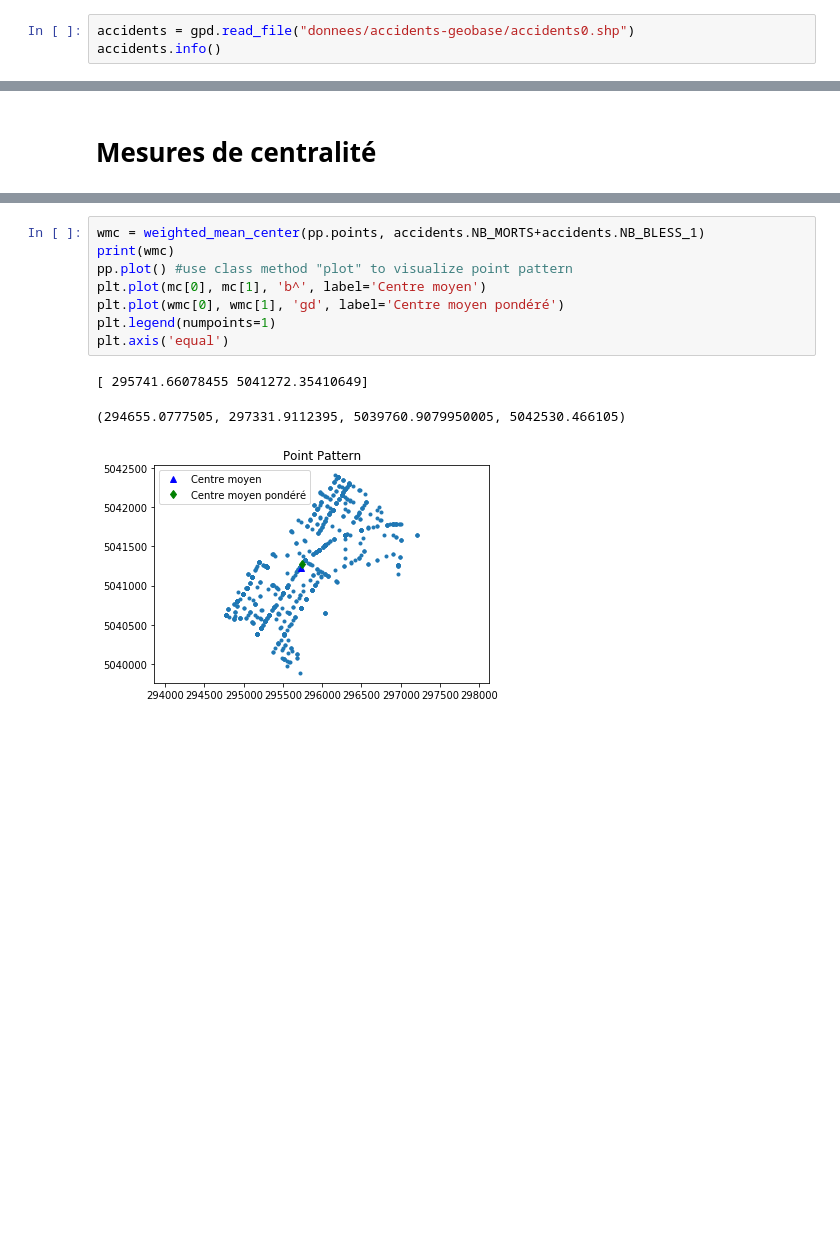
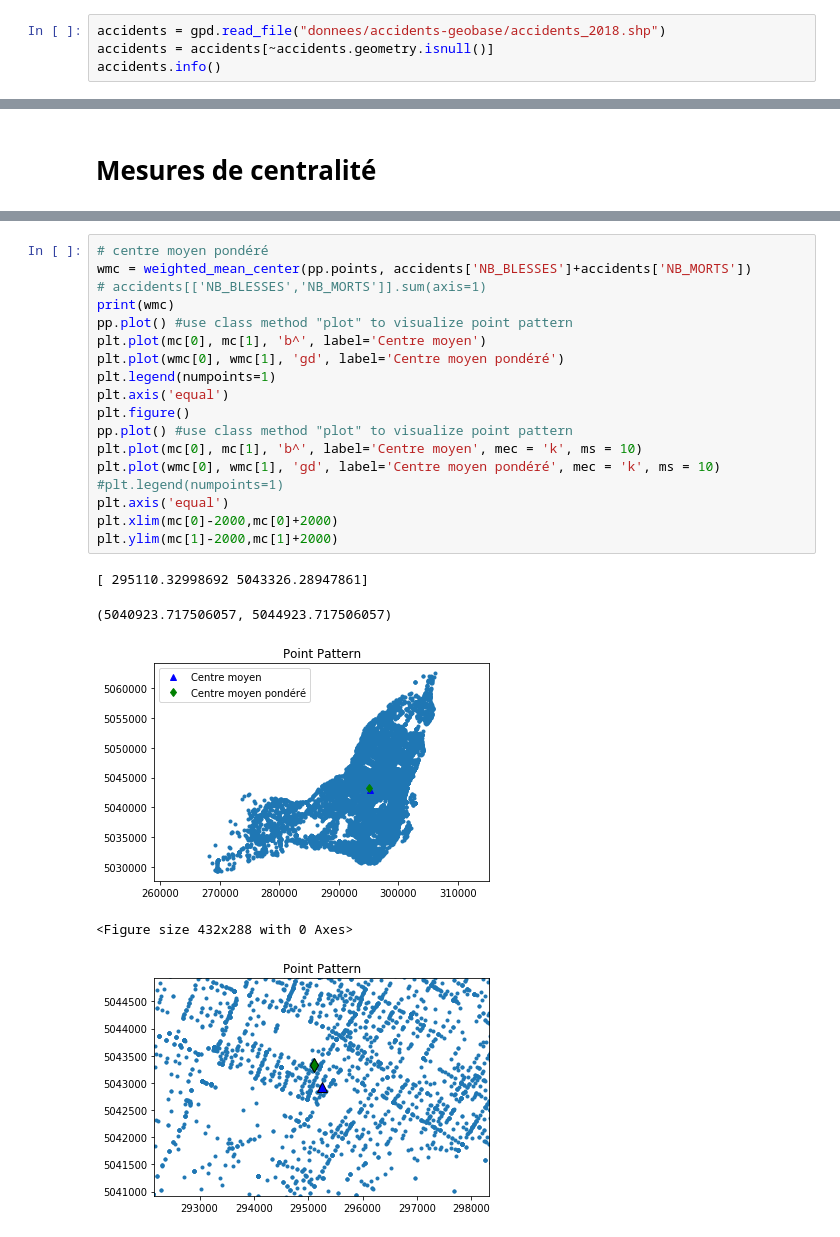
Before and after one commit to nsaunier/CIV8760, a Jupyter notebook: 03-donnees-spatiales.ipynb, the cells around one changed output, grey strips where cells are left out. Saved outputs shown, nothing was run; the diff lists cells and outputs as text; blank space fills up the shorter version.

```diff
--- a/03-donnees-spatiales.ipynb
+++ b/03-donnees-spatiales.ipynb
@@ -8,7 +8,8 @@ import seaborn as sns
 import matplotlib.pyplot as plt
 import mplleaflet as mpll
 # %%
-accidents = gpd.read_file("donnees/accidents-geobase/accidents0.shp")
+accidents = gpd.read_file("donnees/accidents-geobase/accidents_2018.shp")
+accidents = accidents[~accidents.geometry.isnull()]
 accidents.info()
 # %% [output]
 <class 'geopandas.geodataframe.GeoDataFrame'>
@@ -73,12 +76,24 @@ plt.axis('equal')
 # %%
-wmc = weighted_mean_center(pp.points, accidents.NB_MORTS+accidents.NB_BLESS_1)
+# centre moyen pondéré
+wmc = weighted_mean_center(pp.points, accidents['NB_BLESSES']+accidents['NB_MORTS'])
+# accidents[['NB_BLESSES','NB_MORTS']].sum(axis=1)
 print(wmc)
 pp.plot() #use class method "plot" to visualize point pattern
 plt.plot(mc[0], mc[1], 'b^', label='Centre moyen')
 plt.plot(wmc[0], wmc[1], 'gd', label='Centre moyen pondéré')
 plt.legend(numpoints=1)
 plt.axis('equal')
+plt.figure()
+pp.plot() #use class method "plot" to visualize point pattern
+plt.plot(mc[0], mc[1], 'b^', label='Centre moyen', mec = 'k', ms = 10)
+plt.plot(wmc[0], wmc[1], 'gd', label='Centre moyen pondéré', mec = 'k', ms = 10)
+#plt.legend(numpoints=1)
+plt.axis('equal')
+plt.xlim(mc[0]-2000,mc[0]+2000)
+plt.ylim(mc[1]-2000,mc[1]+2000)
 # %% [output]
-[ 295741.66078455 5041272.35410649]
+[ 295110.32998692 5043326.28947861]
-(294655.0777505, 297331.9112395, 5039760.9079950005, 5042530.466105)
+(5040923.717506057, 5044923.717506057)
-[figure, old version]
+[figure, new version]
+<Figure size 432x288 with 0 Axes>
+[figure, added]
```
Also changed, not shown: parts of 10 cells of this notebook, 11 other files.
